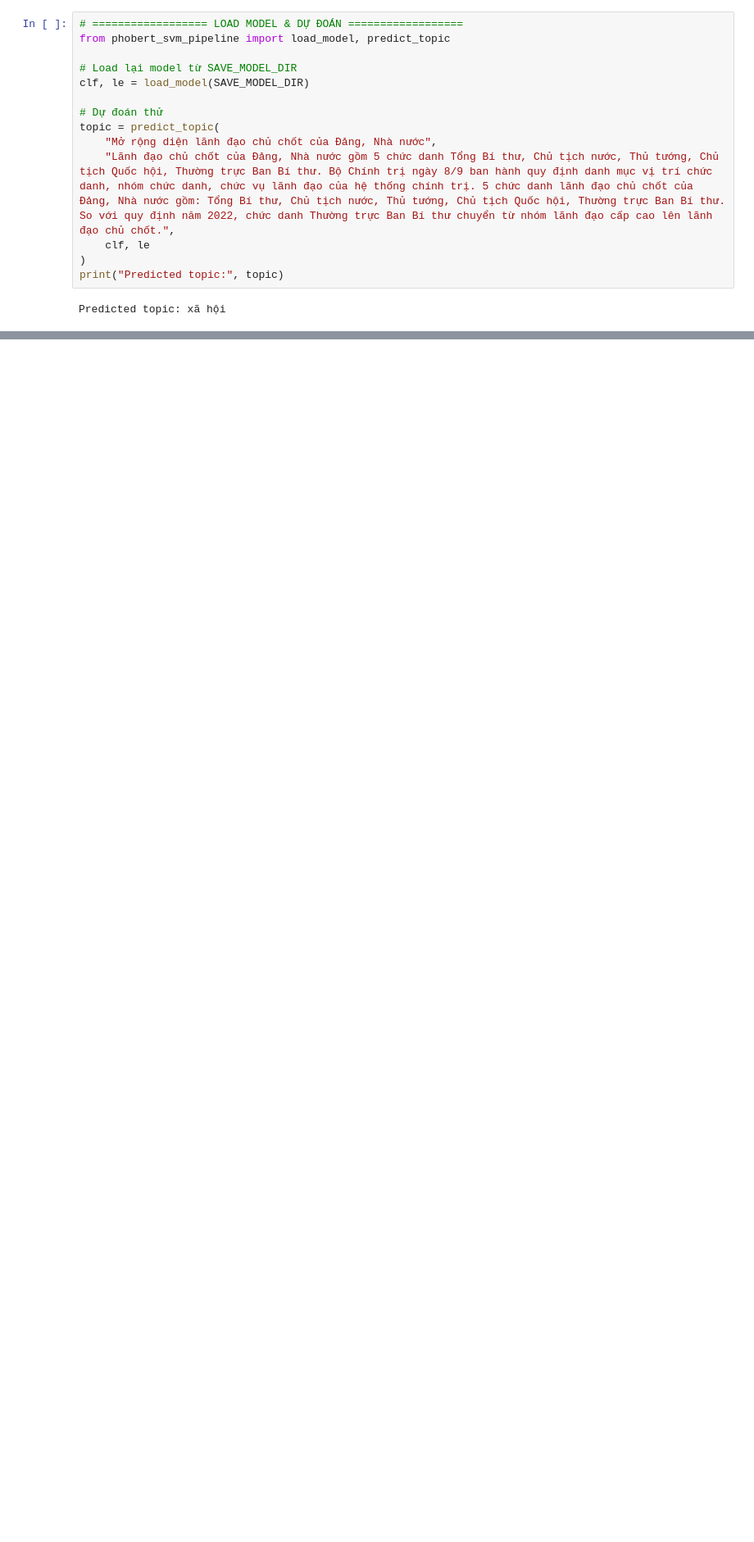
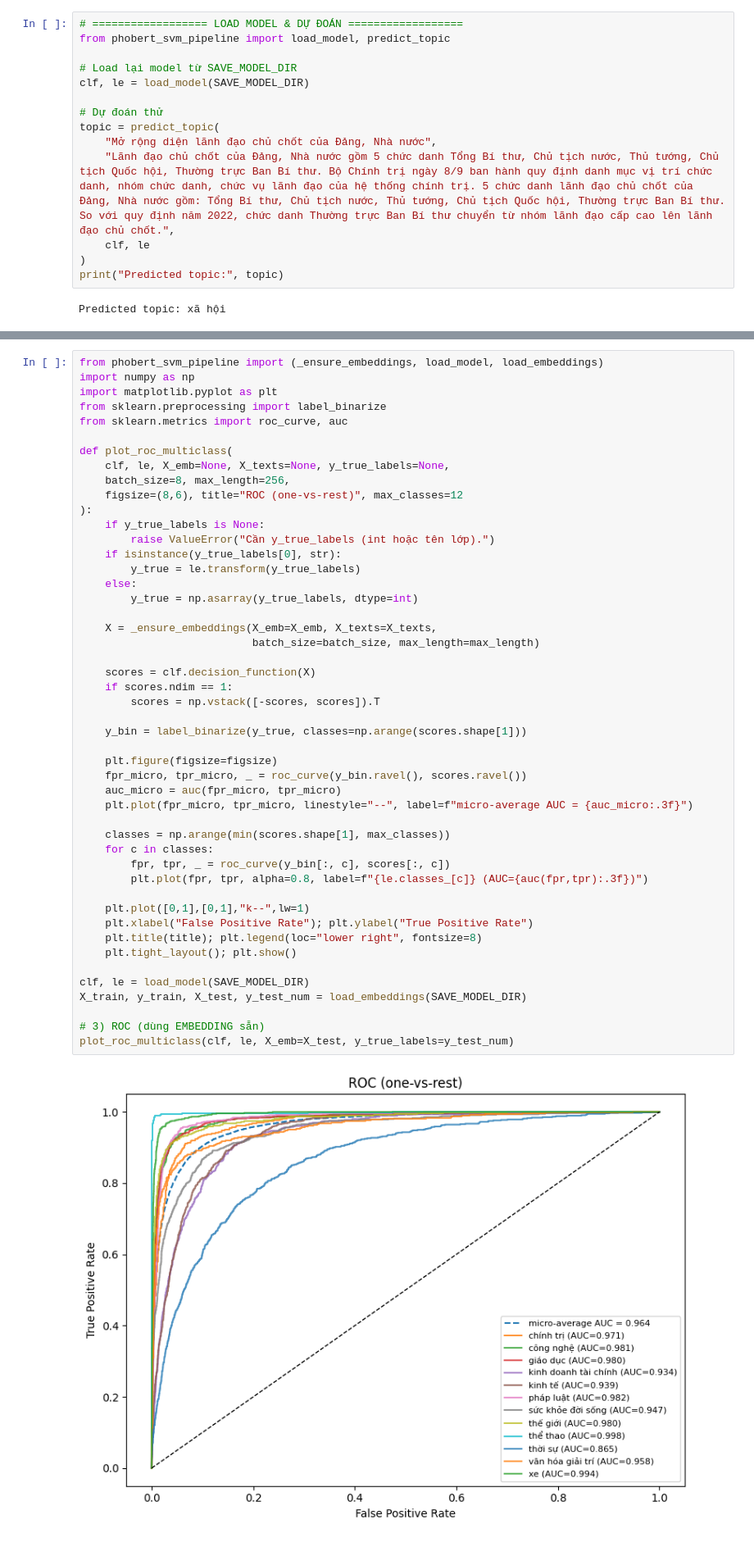
Before and after one commit to baoo2003/Document_Classification_With_Cuckoo_Search, a Jupyter notebook: train_model.ipynb, the cells around one changed output, grey strips where cells are left out. Shown at 82% size. Cells and saved outputs as stored; diff of their text form; blank space fills up the shorter version.

Commit message:
update: ROC plot

```diff
--- a/train_model.ipynb
+++ b/train_model.ipynb
@@ -84,3 +84,53 @@ plot_learning_curve_svm(
 [figure]
 [figure]
 [figure]
+# %%
+from phobert_svm_pipeline import (_ensure_embeddings, load_model, load_embeddings)
+import numpy as np
+import matplotlib.pyplot as plt
+from sklearn.preprocessing import label_binarize
+from sklearn.metrics import roc_curve, auc
+
+def plot_roc_multiclass(
+    clf, le, X_emb=None, X_texts=None, y_true_labels=None,
+    batch_size=8, max_length=256,
+    figsize=(8,6), title="ROC (one-vs-rest)", max_classes=12
+):
+    if y_true_labels is None:
+        raise ValueError("Cần y_true_labels (int hoặc tên lớp).")
+    if isinstance(y_true_labels[0], str):
+        y_true = le.transform(y_true_labels)
+    else:
+        y_true = np.asarray(y_true_labels, dtype=int)
+
+    X = _ensure_embeddings(X_emb=X_emb, X_texts=X_texts,
+                           batch_size=batch_size, max_length=max_length)
+
+    scores = clf.decision_function(X)
+    if scores.ndim == 1:
+        scores = np.vstack([-scores, scores]).T
+
+    y_bin = label_binarize(y_true, classes=np.arange(scores.shape[1]))
+
+    plt.figure(figsize=figsize)
+    fpr_micro, tpr_micro, _ = roc_curve(y_bin.ravel(), scores.ravel())
+    auc_micro = auc(fpr_micro, tpr_micro)
+    plt.plot(fpr_micro, tpr_micro, linestyle="--", label=f"micro-average AUC = {auc_micro:.3f}")
+
+    classes = np.arange(min(scores.shape[1], max_classes))
+    for c in classes:
+        fpr, tpr, _ = roc_curve(y_bin[:, c], scores[:, c])
+        plt.plot(fpr, tpr, alpha=0.8, label=f"{le.classes_[c]} (AUC={auc(fpr,tpr):.3f})")
+
+    plt.plot([0,1],[0,1],"k--",lw=1)
+    plt.xlabel("False Positive Rate"); plt.ylabel("True Positive Rate")
+    plt.title(title); plt.legend(loc="lower right", fontsize=8)
+    plt.tight_layout(); plt.show()
+
+clf, le = load_model(SAVE_MODEL_DIR)
+X_train, y_train, X_test, y_test_num = load_embeddings(SAVE_MODEL_DIR)
+
+# 3) ROC (dùng EMBEDDING sẵn)
+plot_roc_multiclass(clf, le, X_emb=X_test, y_true_labels=y_test_num)
+# %% [output]
+[figure, added]
```
